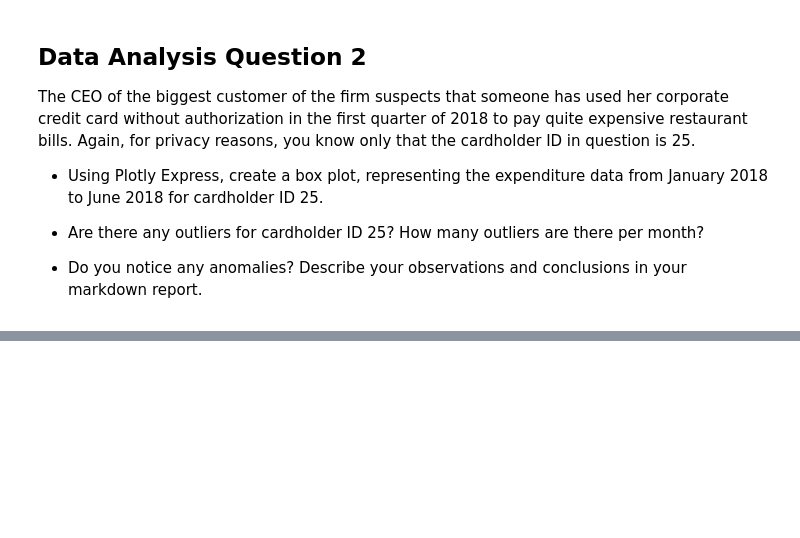
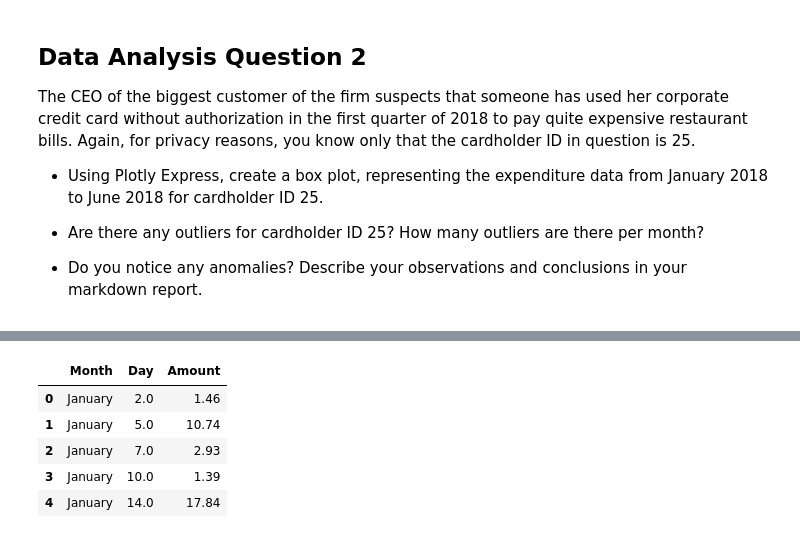
Before and after one commit to Nithy29/SQL, a Jupyter notebook: Starter_Files/visual_data_analysis.ipynb, the cells around one changed output, grey strips where cells are left out. Saved outputs shown, nothing was run; the diff lists cells and outputs as text; code cells hidden in the pictures; blank space fills up the shorter version.

```diff
--- a/Starter_Files/visual_data_analysis.ipynb
+++ b/Starter_Files/visual_data_analysis.ipynb
@@ -103,0 +124,12 @@ query = """
+# %%
+# loop to change the numeric month to month names
+customers_25['Month'] = customers_25['Month'].astype(int)                                #Change column[Month] to intiger type
+customers_25['Month'] = customers_25['Month'].apply(lambda i: calendar.month_name[i])    #Loop through to change the month
+customers_25.head()
+# %% [output]
+|  | Month | Day | Amount |
+| 0 | January | 2.0 | 1.46 |
+| 1 | January | 5.0 | 10.74 |
+| 2 | January | 7.0 | 2.93 |
+| 3 | January | 10.0 | 1.39 |
+| 4 | January | 14.0 | 17.84 |
```
Also changed, not shown: parts of 11 cells of this notebook.
